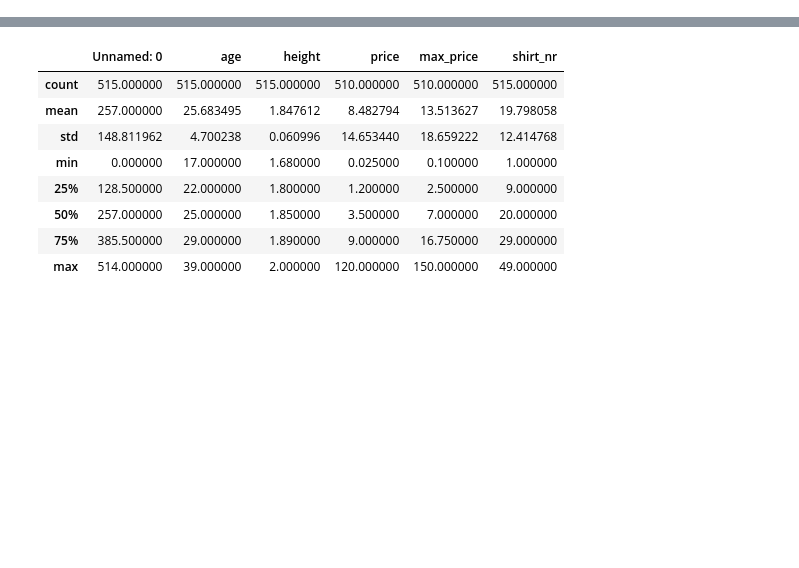
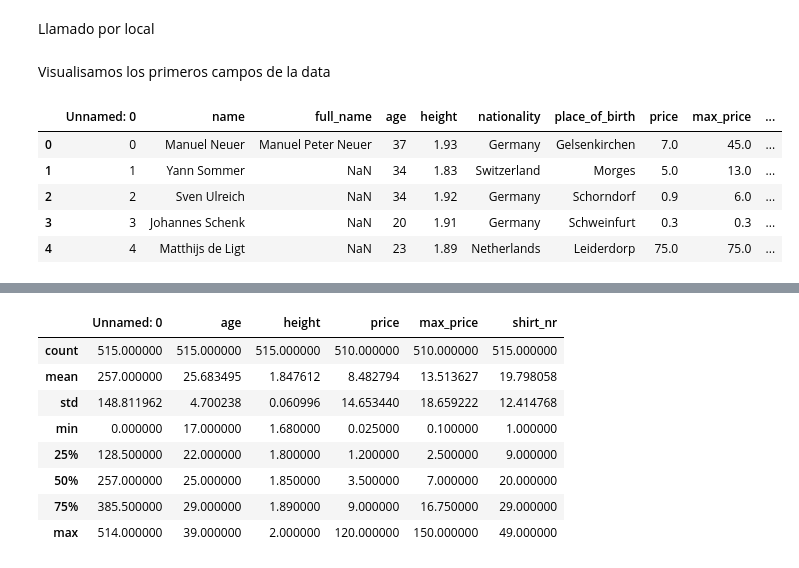
Before and after one commit to AlejoBovet/MachineLearningPublic, a Jupyter notebook: Practica2.ipynb, the cells around one changed output, grey strips where cells are left out. Saved outputs shown, nothing was run; the diff lists cells and outputs as text; code cells hidden in the pictures; blank space fills up the shorter version.

```diff
--- a/Practica2.ipynb
+++ b/Practica2.ipynb
@@ -18,0 +20,15 @@ Saving bl2.csv to bl2 (1).csv
+# %% [markdown]
+Llamado por local
+# %%
+df = pd.read_csv('Datas/bl2.csv')
+# %% [markdown]
+Visualisamos los primeros campos de la data
+# %%
+df.head()
+# %% [output]
+|  | Unnamed: 0 | name | full_name | age | height | nationality | place_of_birth | price | max_price | ... |
+| 0 | 0 | Manuel Neuer | Manuel Peter Neuer | 37 | 1.93 | Germany | Gelsenkirchen | 7.0 | 45.0 | ... |
+| 1 | 1 | Yann Sommer | NaN | 34 | 1.83 | Switzerland | Morges | 5.0 | 13.0 | ... |
+| 2 | 2 | Sven Ulreich | NaN | 34 | 1.92 | Germany | Schorndorf | 0.9 | 6.0 | ... |
+| 3 | 3 | Johannes Schenk | NaN | 20 | 1.91 | Germany | Schweinfurt | 0.3 | 0.3 | ... |
+| 4 | 4 | Matthijs de Ligt | NaN | 23 | 1.89 | Netherlands | Leiderdorp | 75.0 | 75.0 | ... |
```
Also changed, not shown: parts of 42 cells of this notebook.
